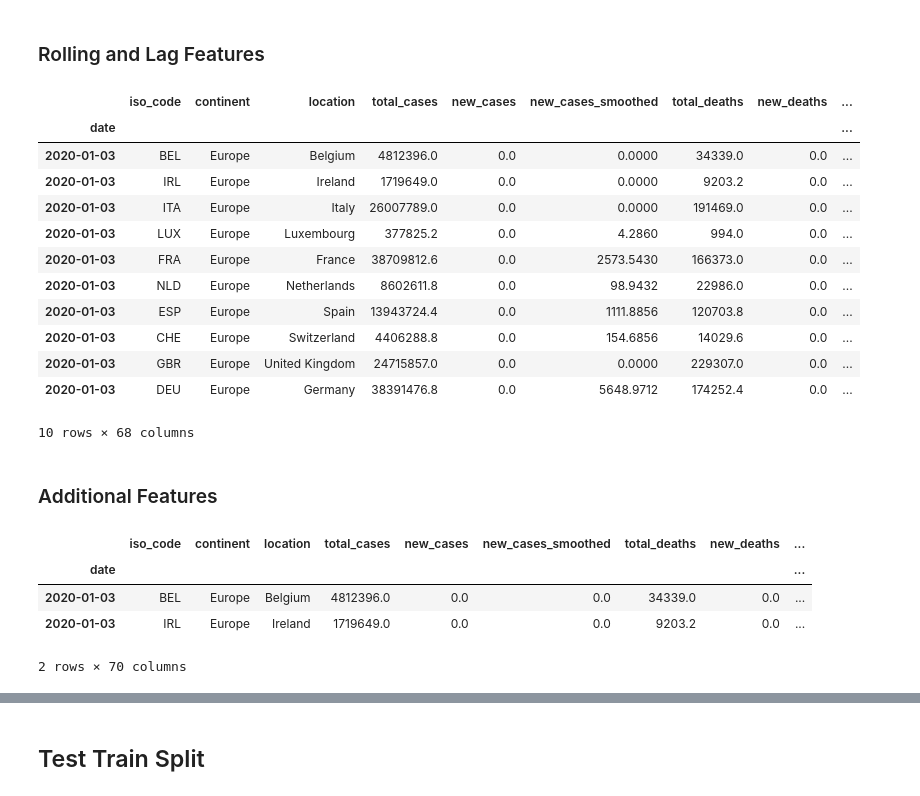
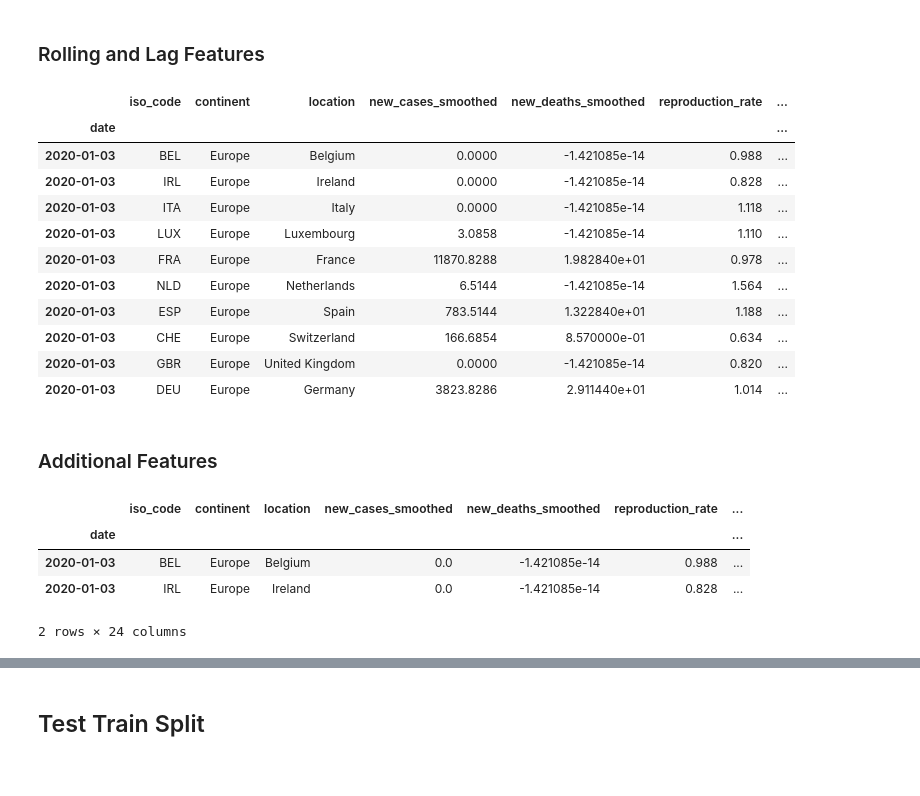
Before and after one commit to FYEH779/Stat-390-Project, a Jupyter notebook: DataPrepTenCountries.ipynb, the cells around one changed output, grey strips where cells are left out. Drawn from its saved outputs; the diff is of its cells as text; code cells hidden in the pictures.

```diff
--- a/DataPrepTenCountries.ipynb
+++ b/DataPrepTenCountries.ipynb
@@ -142,12 +143,9 @@ missing_values_by_location = selected_data.groupby('location').apply(lambda x: x
 missing_values_df = pd.DataFrame(missing_values_by_location)
 missing_values_df.to_csv('missing_values.csv')
 # %%
-#data_clean_imputed['date'] = pd.to_datetime(data_clean_imputed['date'])
-#data_clean_imputed.set_index('date', inplace=True)
-
-selected_data['date'] = pd.to_datetime(selected_data['date'])
-selected_data.set_index('date', inplace=True)
-selected_data.sort_index(inplace=True)
+#selected_data['date'] = pd.to_datetime(selected_data['date'])
+#selected_data.set_index('date', inplace=True)
+#selected_data.sort_index(inplace=True)
 locations = selected_data['location'].unique()
 
 plt.figure(figsize=(15, 5 * len(locations)))
@@ -212,4 +201,7 @@ population                            0
 dtype: int64
 # %%
-# drop features with >30% missingness
+# drop features with >40% missingness
+threshold = 0.6 * len(selected_data)
+
 data_clean = selected_data.dropna(thresh=threshold, axis=1)
+data_clean.columns
@@ -239,0 +280,19 @@ dtype: int64
+# %%
+data_vif = data_clean_imputed.copy()
+columns_to_drop = ['population', 'diabetes_prevalence', 'aged_65_older',
+                   'life_expectancy','total_cases', 'total_deaths_per_million',
+                   'new_people_vaccinated_smoothed', 'median_age', 'human_development_index',
+                   'male_smokers', 'cardiovasc_death_rate', 'hosp_patients_per_million',
+                    'hospital_beds_per_thousand', 'aged_70_older', 'weekly_hosp_admissions_per_million',
+                    'icu_patients_per_million','new_deaths_smoothed_per_million', 'new_vaccinations_smoothed_per_million',
+                    'female_smokers', 'total_cases_per_million', 'hosp_patients', 'new_deaths_per_million', 'new_people_vaccinated_smoothed_per_hundred',
+                    'total_deaths', 'new_cases_smoothed_per_million', 'new_cases_per_million', 'new_deaths', 'new_cases']
+data_vif_cleaned = data_vif.drop(columns=columns_to_drop)
+
+data_numeric = data_vif_cleaned.select_dtypes(include=[np.number])
+vif_data = pd.DataFrame()
+vif_data["Variable"] = data_numeric.columns
+vif_data["VIF"] = [variance_inflation_factor(data_numeric.values, i) for i in range(data_numeric.shape[1])]
+
+vif_data = vif_data.sort_values(by="VIF", ascending=False)
+print(vif_data)
@@ -239,0 +311,3 @@ dtype: int64
+# %%
+data_clean_imputed = data_clean_imputed.drop(columns=columns_to_drop)
+data_clean_imputed.shape
@@ -319,31 +424,31 @@ for window in [7, 14]:
 # %%
 data_clean_imputed.head(10)
 # %% [output]
-|  | iso_code | continent | location | total_cases | new_cases | new_cases_smoothed | total_deaths | new_deaths | ... |
-| date |  |  |  |  |  |  |  |  | ... |
-| 2020-01-03 | BEL | Europe | Belgium | 4812396.0 | 0.0 | 0.0000 | 34339.0 | 0.0 | ... |
-| 2020-01-03 | IRL | Europe | Ireland | 1719649.0 | 0.0 | 0.0000 | 9203.2 | 0.0 | ... |
-| 2020-01-03 | ITA | Europe | Italy | 26007789.0 | 0.0 | 0.0000 | 191469.0 | 0.0 | ... |
-| 2020-01-03 | LUX | Europe | Luxembourg | 377825.2 | 0.0 | 4.2860 | 994.0 | 0.0 | ... |
-| 2020-01-03 | FRA | Europe | France | 38709812.6 | 0.0 | 2573.5430 | 166373.0 | 0.0 | ... |
-| 2020-01-03 | NLD | Europe | Netherlands | 8602611.8 | 0.0 | 98.9432 | 22986.0 | 0.0 | ... |
-| 2020-01-03 | ESP | Europe | Spain | 13943724.4 | 0.0 | 1111.8856 | 120703.8 | 0.0 | ... |
-| 2020-01-03 | CHE | Europe | Switzerland | 4406288.8 | 0.0 | 154.6856 | 14029.6 | 0.0 | ... |
-| 2020-01-03 | GBR | Europe | United Kingdom | 24715857.0 | 0.0 | 0.0000 | 229307.0 | 0.0 | ... |
-| 2020-01-03 | DEU | Europe | Germany | 38391476.8 | 0.0 | 5648.9712 | 174252.4 | 0.0 | ... |
+|  | iso_code | continent | location | new_cases_smoothed | new_deaths_smoothed | reproduction_rate | ... |
+| date |  |  |  |  |  |  | ... |
+| 2020-01-03 | BEL | Europe | Belgium | 0.0000 | -1.421085e-14 | 0.988 | ... |
+| 2020-01-03 | IRL | Europe | Ireland | 0.0000 | -1.421085e-14 | 0.828 | ... |
+| 2020-01-03 | ITA | Europe | Italy | 0.0000 | -1.421085e-14 | 1.118 | ... |
+| 2020-01-03 | LUX | Europe | Luxembourg | 3.0858 | -1.421085e-14 | 1.110 | ... |
+| 2020-01-03 | FRA | Europe | France | 11870.8288 | 1.982840e+01 | 0.978 | ... |
+| 2020-01-03 | NLD | Europe | Netherlands | 6.5144 | -1.421085e-14 | 1.564 | ... |
+| 2020-01-03 | ESP | Europe | Spain | 783.5144 | 1.322840e+01 | 1.188 | ... |
+| 2020-01-03 | CHE | Europe | Switzerland | 166.6854 | 8.570000e-01 | 0.634 | ... |
+| 2020-01-03 | GBR | Europe | United Kingdom | 0.0000 | -1.421085e-14 | 0.820 | ... |
+| 2020-01-03 | DEU | Europe | Germany | 3823.8286 | 2.911440e+01 | 1.014 | ... |
-10 rows × 68 columns
 # %% [markdown]
 ### Additional Features
 # %%
 # Data time features
 data_clean_imputed['day_of_week'] = data_clean_imputed.index.dayofweek
 # 0 refers to Monday and 6 to Sunday, we want to tell if the date is weekend or not
 data_clean_imputed['weekend'] = np.where(data_clean_imputed['day_of_week'].isin([5, 6]), 1, 0)
-# To display the 'date', 'day_of_week', and 'weekend' columns, reset the index temporarily
+data_clean_imputed['month'] = data_clean_imputed.index.month
+data_clean_imputed['year'] = data_clean_imputed.index.year
 data_clean_imputed.head(2)
 # %% [output]
-|  | iso_code | continent | location | total_cases | new_cases | new_cases_smoothed | total_deaths | new_deaths | ... |
-| date |  |  |  |  |  |  |  |  | ... |
-| 2020-01-03 | BEL | Europe | Belgium | 4812396.0 | 0.0 | 0.0 | 34339.0 | 0.0 | ... |
-| 2020-01-03 | IRL | Europe | Ireland | 1719649.0 | 0.0 | 0.0 | 9203.2 | 0.0 | ... |
+|  | iso_code | continent | location | new_cases_smoothed | new_deaths_smoothed | reproduction_rate | ... |
+| date |  |  |  |  |  |  | ... |
+| 2020-01-03 | BEL | Europe | Belgium | 0.0 | -1.421085e-14 | 0.988 | ... |
+| 2020-01-03 | IRL | Europe | Ireland | 0.0 | -1.421085e-14 | 0.828 | ... |
-2 rows × 70 columns
+2 rows × 24 columns
```
Also changed, not shown: parts of 19 cells of this notebook.
